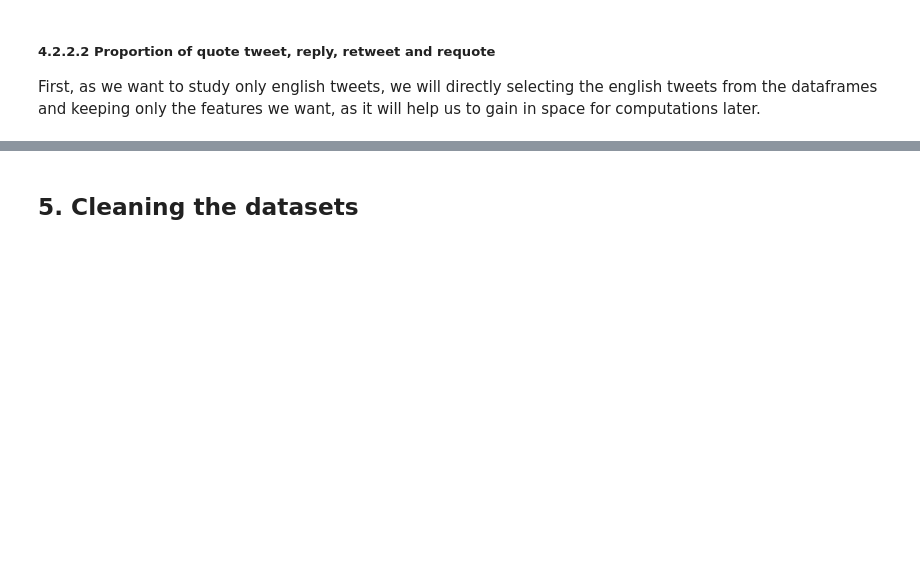
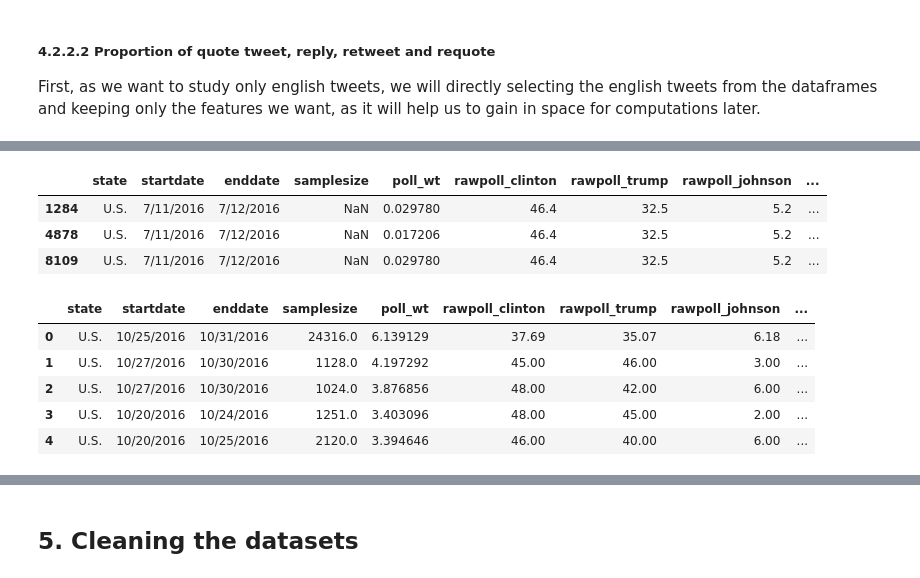
Before and after one commit to journeadrien/Project, a Jupyter notebook: python_code/project.ipynb, the cells around one changed output, grey strips where cells are left out. Drawn from its saved outputs; the diff is of its cells as text; code cells hidden in the pictures; blank space fills up the shorter version.

```diff
--- a/python_code/project.ipynb
+++ b/python_code/project.ipynb
@@ -480,0 +591,16 @@ dataset.columns.tolist()
+# %%
+voter_df[voter_df['samplesize'].isnull()]
+# %% [output]
+|  | state | startdate | enddate | samplesize | poll_wt | rawpoll_clinton | rawpoll_trump | rawpoll_johnson | ... |
+| 1284 | U.S. | 7/11/2016 | 7/12/2016 | NaN | 0.029780 | 46.4 | 32.5 | 5.2 | ... |
+| 4878 | U.S. | 7/11/2016 | 7/12/2016 | NaN | 0.017206 | 46.4 | 32.5 | 5.2 | ... |
+| 8109 | U.S. | 7/11/2016 | 7/12/2016 | NaN | 0.029780 | 46.4 | 32.5 | 5.2 | ... |
+# %%
+voter_us_df.head()
+# %% [output]
+|  | state | startdate | enddate | samplesize | poll_wt | rawpoll_clinton | rawpoll_trump | rawpoll_johnson | ... |
+| 0 | U.S. | 10/25/2016 | 10/31/2016 | 24316.0 | 6.139129 | 37.69 | 35.07 | 6.18 | ... |
+| 1 | U.S. | 10/27/2016 | 10/30/2016 | 1128.0 | 4.197292 | 45.00 | 46.00 | 3.00 | ... |
+| 2 | U.S. | 10/27/2016 | 10/30/2016 | 1024.0 | 3.876856 | 48.00 | 42.00 | 6.00 | ... |
+| 3 | U.S. | 10/20/2016 | 10/24/2016 | 1251.0 | 3.403096 | 48.00 | 45.00 | 2.00 | ... |
+| 4 | U.S. | 10/20/2016 | 10/25/2016 | 2120.0 | 3.394646 | 46.00 | 40.00 | 6.00 | ... |
```
Also changed, not shown: parts of 19 cells of this notebook.
